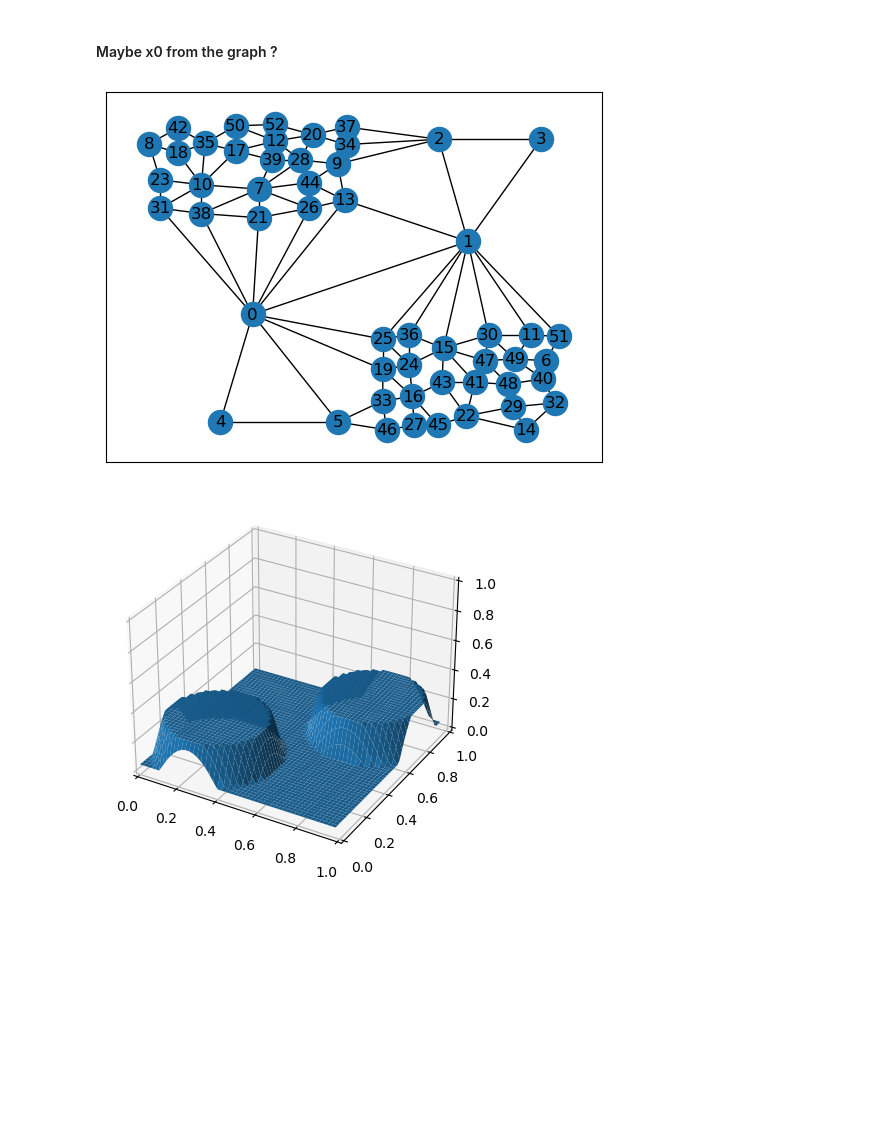
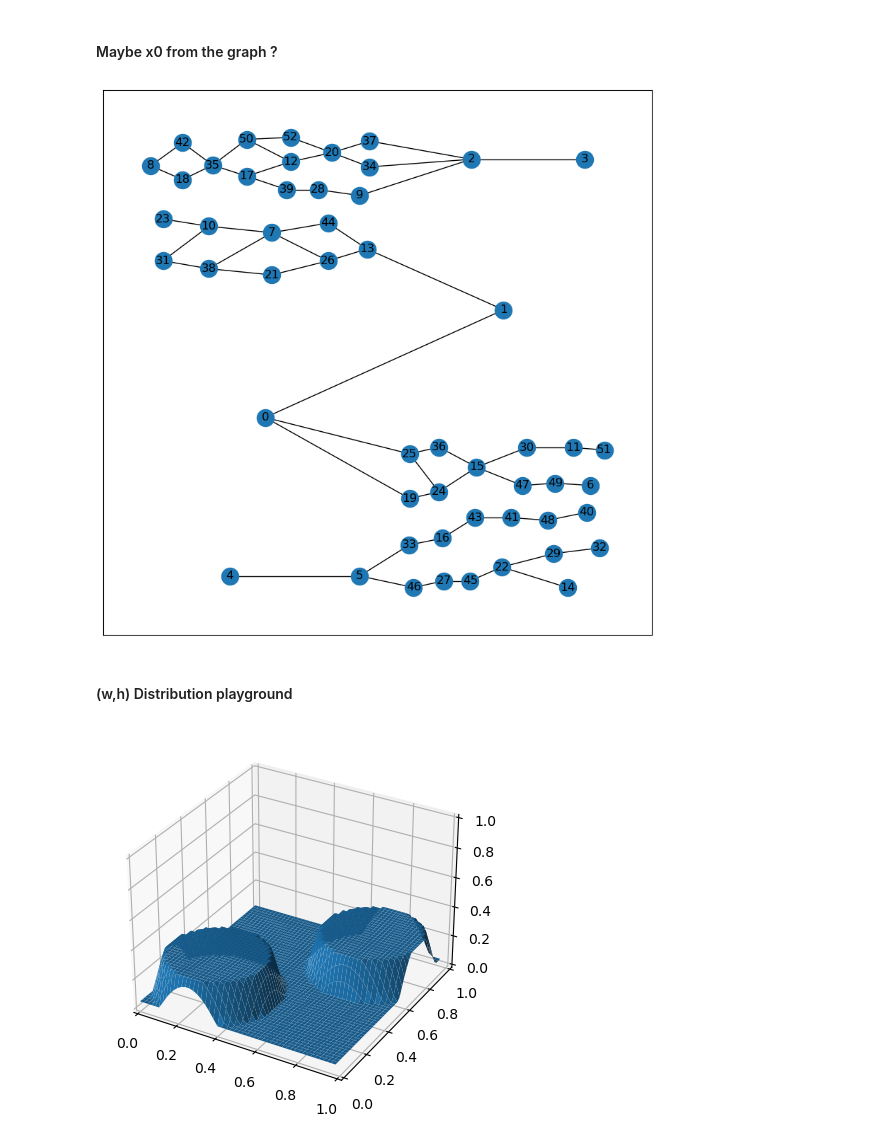
Before and after one commit to Polatucha16/SquareDivision, a Jupyter notebook: square_division_example.ipynb, the cells around one changed output. Cells and saved outputs as stored; diff of their text form; code cells hidden in the pictures; blank space fills up the shorter version.

Commit message:
build X0 from east_neighbours and north_neighbours

```diff
--- a/square_division_example.ipynb
+++ b/square_division_example.ipynb
@@ -30,13 +30,18 @@ rects.holes_idxs
 #### Maybe x0 from the graph ?
 # %%
 import networkx as nx
-G = nx.from_numpy_array(rects.east_neighbours + rects.north_neighbours)
+import matplotlib.pyplot as plt
+G = nx.from_numpy_array(rects.east_neighbours)# + rects.north_neighbours)
+# G = nx.from_numpy_array(rects.north_neighbours)# + rects.north_neighbours)
 attrs = { i : {'pos': tuple(row[:2] + 0.5 * row[2:4])} for i, row in enumerate(rects.clinched_rectangles)}
 nx.set_node_attributes(G, attrs)
 pos = nx.get_node_attributes(G,'pos')
-nx.draw_networkx(G,pos=pos)
+fig, ax = plt.subplots(figsize=(10, 10))
+nx.draw_networkx(G, pos=pos,ax=ax )
 # %% [output]
-[figure, old version]
+[figure, new version]
+# %% [markdown]
+#### (w,h) Distribution playground
 # %%
 import numpy as np
 pts_diag = np.array(
```
